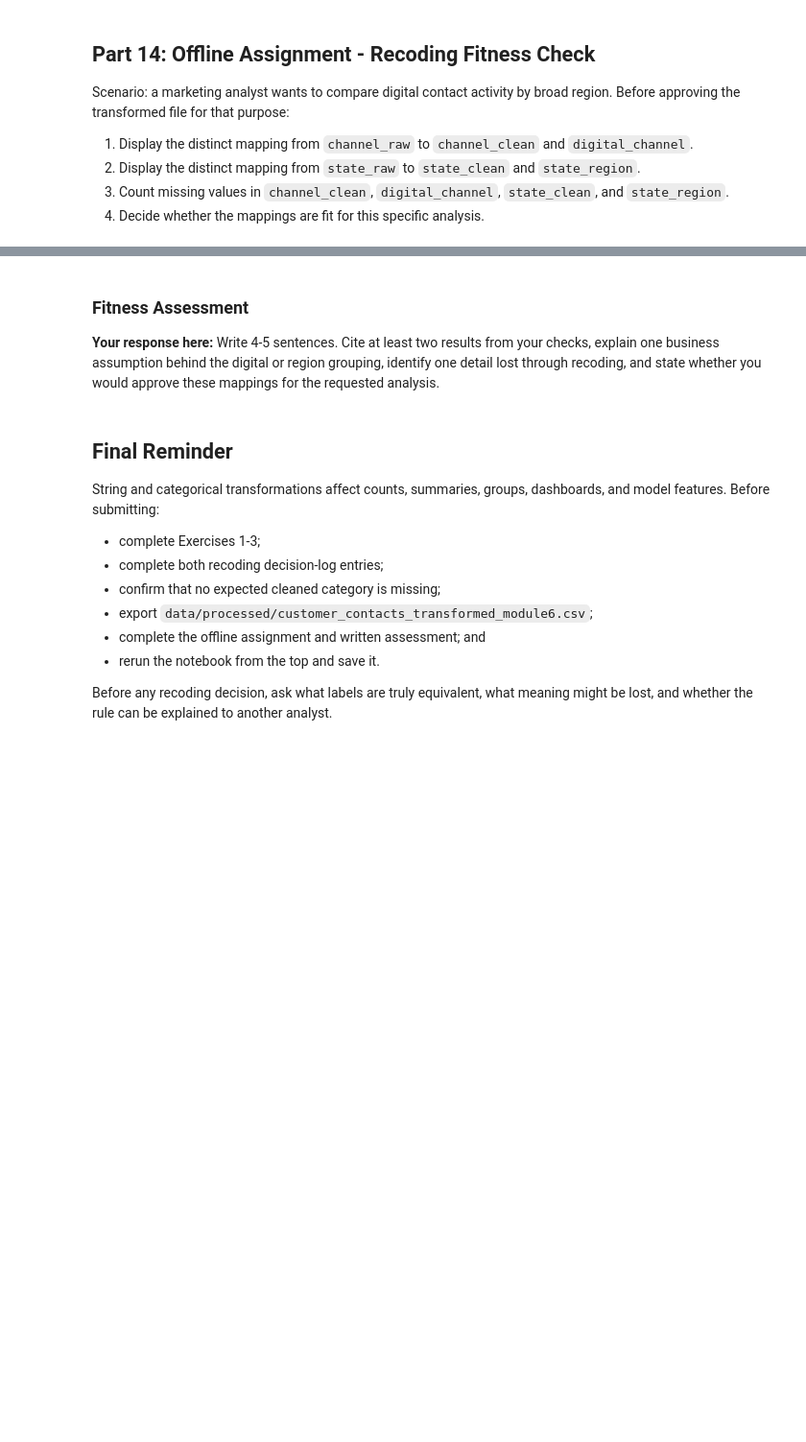
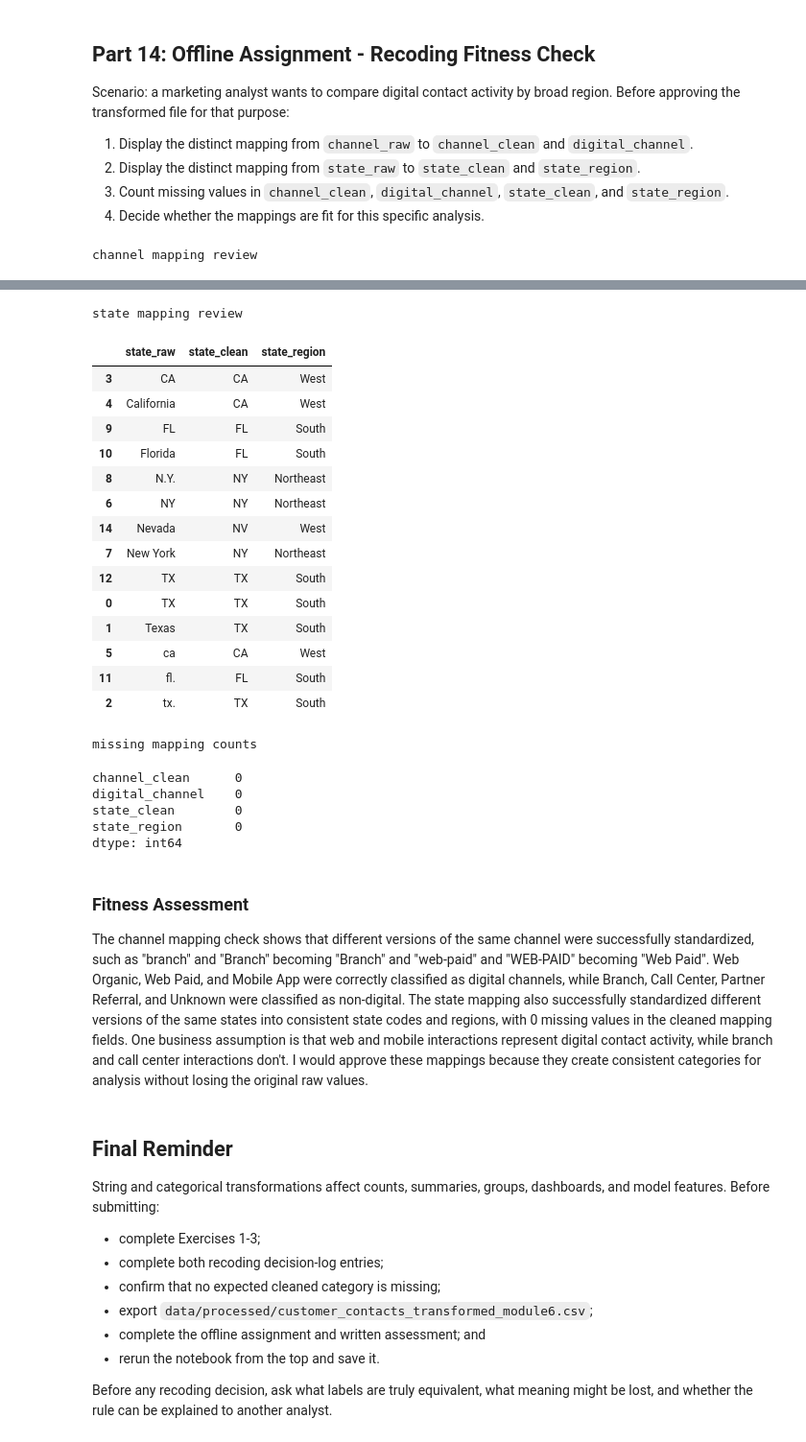
Before and after one commit to emri07/BAN6003_weeks_5-6_Emri_Rodriguez, a Jupyter notebook: notebooks/module6_string_categorical_guided_lab.ipynb, the cells around one changed output, grey strips where cells are left out. Shown at 96% size. Saved outputs shown, nothing was run; the diff lists cells and outputs as text; code cells hidden in the pictures; blank space fills up the shorter version.

```diff
--- a/notebooks/module6_string_categorical_guided_lab.ipynb
+++ b/notebooks/module6_string_categorical_guided_lab.ipynb
@@ -635,3 +691,19 @@ Suggested mapping:
 Use `.map()`.
 # %%
 # Your code here
+
+state_map = {
+    "TX": "South",
+    "FL": "South",
+    "CA": "West",
+    "NV": "West",
+    "NY": "Northeast"
+}
+df["state_region"] = (
+    df["state_clean"]
+    .astype("string")
+    .str.strip()
+    .str.upper()
+    .map(state_map)
+)
+df[["state_clean", "state_region"]].drop_duplicates().sort_values("state_clean")
@@ -684,9 +773,32 @@ Scenario: a marketing analyst wants to compare digital contact activity by broad
 4. Decide whether the mappings are fit for this specific analysis.
 # %%
 # Offline Assignment - Your code here
-# Hints:
-# - Select each raw/clean mapping pair and use .drop_duplicates().
-# - Sort the mapping review by the raw value so it is easy to scan.
-# - Select the four cleaned mapping columns, then use .isna().sum().
-# Create channel_mapping_review, state_mapping_review, and missing_mapping_counts.
-# Display all three results.
+
+# channel mapping review
+channel_mapping_review = (
+    df[["channel_raw", "channel_clean", "digital_channel"]]
+    .drop_duplicates()
+    .sort_values("channel_raw")
+)
+print("channel mapping review")
+display(channel_mapping_review)
+
+# state mapping review
+state_mapping_review = (
+    df[["state_raw", "state_clean", "state_region"]]
+    .drop_duplicates()
+    .sort_values("state_raw")
+)
+print("\nstate mapping review")
+display(state_mapping_review)
+
+# missing values in channel_clean
+missing_mapping_counts = (
+    df[["channel_clean", "digital_channel", "state_clean", "state_region"]]
+    .isna()
+    .sum()
+)
+print("\nmissing mapping counts")
+display(missing_mapping_counts)
+# %% [output]
+channel mapping review
@@ -693,7 +819,29 @@ Scenario: a marketing analyst wants to compare digital contact activity by broad
+state mapping review
+|  | state_raw | state_clean | state_region |
+| 3 | CA | CA | West |
+| 4 | California | CA | West |
+| 9 | FL | FL | South |
+| 10 | Florida | FL | South |
+| 8 | N.Y. | NY | Northeast |
+| 6 | NY | NY | Northeast |
+| 14 | Nevada | NV | West |
+| 7 | New York | NY | Northeast |
+| 12 | TX | TX | South |
+| 0 | TX | TX | South |
+| 1 | Texas | TX | South |
+| 5 | ca | CA | West |
+| 11 | fl. | FL | South |
+| 2 | tx. | TX | South |
+missing mapping counts
+channel_clean      0
+digital_channel    0
+state_clean        0
+state_region       0
+dtype: int64
 # %% [markdown]
 ### Fitness Assessment
 
-**Your response here:** Write 4-5 sentences. Cite at least two results from your checks, explain one business assumption behind the digital or region grouping, identify one detail lost through recoding, and state whether you would approve these mappings for the requested analysis.
+The channel mapping check shows that different versions of the same channel were successfully standardized, such as "branch" and "Branch" becoming "Branch" and "web-paid" and "WEB-PAID" becoming "Web Paid". Web Organic, Web Paid, and Mobile App were correctly classified as digital channels, while Branch, Call Center, Partner Referral, and Unknown were classified as non-digital. The state mapping also successfully standardized different versions of the same states into consistent state codes and regions, with 0 missing values in the cleaned mapping fields. One business assumption is that web and mobile interactions represent digital contact activity, while branch and call center interactions don't. I would approve these mappings because they create consistent categories for analysis without losing the original raw values.
 # %% [markdown]
 ## Final Reminder
 
```
Also changed, not shown: parts of 5 cells of this notebook, 1 other file.
